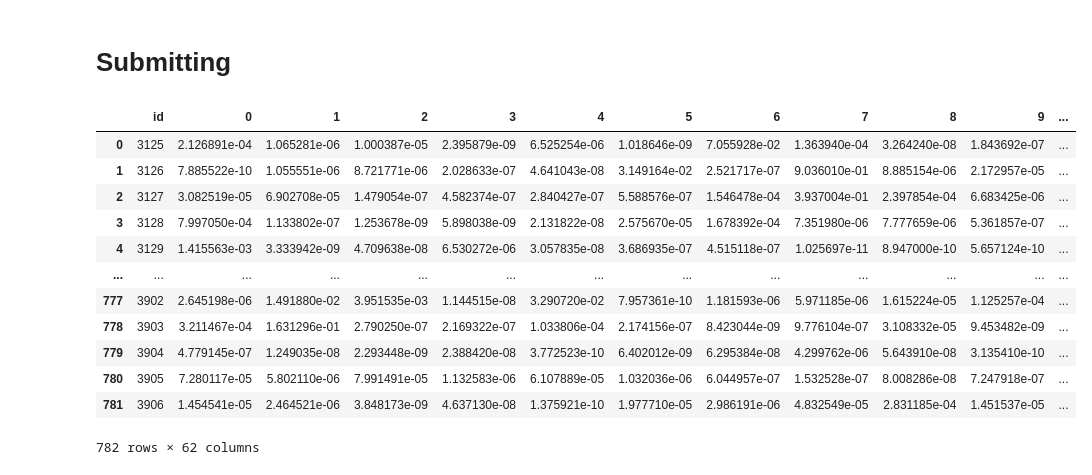
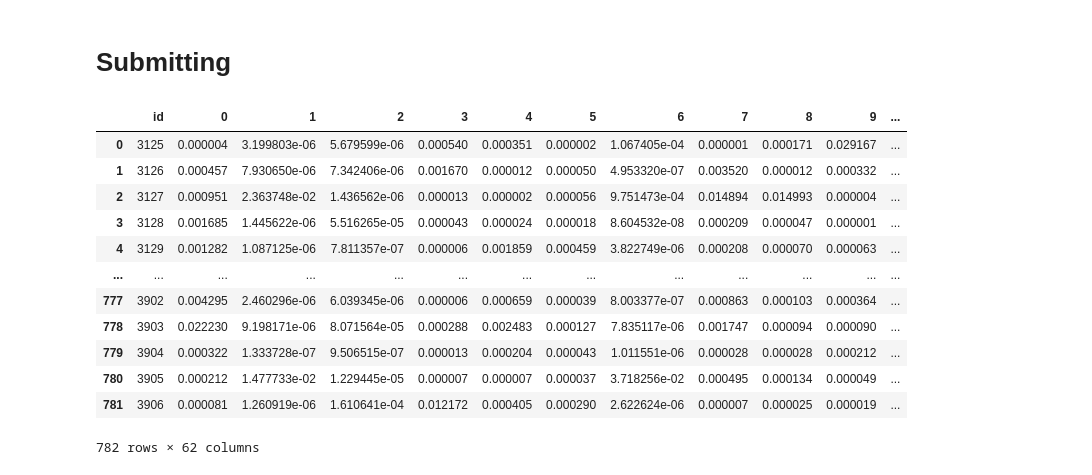
Before and after one commit to 136ha/Dacon-Monthly11-20210221, a Jupyter notebook: transformer-baseline.ipynb, the cells around one changed output. Saved outputs shown, nothing was run; the diff lists cells and outputs as text; code cells hidden in the pictures.

```diff
--- a/transformer-baseline.ipynb
+++ b/transformer-baseline.ipynb
@@ -50,4 +86,4 @@ test['acc_t']  = test.apply(lambda x : (x['acc_x']**2 + x['acc_y'] **2 +  x['acc
 # %%
-x = np.array(train.iloc[:,2:]).reshape(-1, 600, 7)
-y = np.array(train_label['label'])
-test = np.array(test.iloc[:,2:]).reshape(-1, 600, 7)
+x = np.array(train.iloc[:,2:]).reshape(-1, 600, 16)
+y = tf.keras.utils.to_categorical(train_label['label'])
+test = np.array(test.iloc[:,2:]).reshape(-1, 600, 16)
@@ -295,9 +288,9 @@ def create_transformer_model(num_columns, num_labels, num_layers, d_model, num_h
 # %%
 batch_size = 64
 num_layers = 1
-d_model = 256
+d_model = 128
 num_heads = 1
-dff = 2048
+dff = 128
 window_size = 600
 dropout_rate = 0.15
 weight_decay = 0
@@ -316,23 +303,0 @@ y_val = tf.keras.utils.to_categorical(y_val)
-# %%
-start_time_fold = time()
-
-ckp_path = 'JSTransformer.hdf5'
-model = create_transformer_model(x.shape[2], 61, num_layers, d_model, num_heads, dff, window_size, dropout_rate, weight_decay, label_smoothing, learning_rate)
-model.summary()
-
-rlr = ReduceLROnPlateau(monitor = 'val_loss', factor = 0.1, patience = 3, verbose = verbose, min_delta = 1e-4, mode = 'min')
-ckp = ModelCheckpoint(ckp_path, monitor = 'val_loss', verbose = 0, save_best_only = True, save_weights_only = True, mode = 'min')
-es = EarlyStopping(monitor = 'val_loss', min_delta = 1e-4, patience = 5, mode = 'min', baseline = None, restore_best_weights = True, verbose = 0)
-
-history = model.fit(X_train, y_train,
-                    validation_data = (X_val, y_val),
-                    batch_size = batch_size,
-                    epochs = 1000,
-                    callbacks = [rlr, ckp, es],
-                    verbose = verbose)
-
-hist = pd.DataFrame(history.history)
-print(f'[{str(datetime.timedelta(seconds = time() - start_time_fold))[0:7]}] ROC loss:\t', hist['val_loss'].min())
-
-del model
-rubbish = gc.collect()
@@ -359,3 +303,0 @@ Epoch 51/1000
-# %%
-model = create_transformer_model(x.shape[2], 61, num_layers, d_model, num_heads, dff, window_size, dropout_rate, weight_decay, label_smoothing, learning_rate)
-model.load_weights(ckp_path)
@@ -366,21 +374,21 @@ test_pred = model.predict(test)
 # %%
 sample_submssion = pd.read_csv(path + 'sample_submission.csv')
-sample_submssion.iloc[:,1:] = test_pred
+sample_submssion.iloc[:,1:] = transformer_test
 sample_submssion.to_csv("transformer.csv", index = False)
 sample_submssion
 # %% [output]
 |  | id | 0 | 1 | 2 | 3 | 4 | 5 | 6 | 7 | 8 | 9 | ... |
-| 0 | 3125 | 2.126891e-04 | 1.065281e-06 | 1.000387e-05 | 2.395879e-09 | 6.525254e-06 | 1.018646e-09 | 7.055928e-02 | 1.363940e-04 | 3.264240e-08 | 1.843692e-07 | ... |
-| 1 | 3126 | 7.885522e-10 | 1.055551e-06 | 8.721771e-06 | 2.028633e-07 | 4.641043e-08 | 3.149164e-02 | 2.521717e-07 | 9.036010e-01 | 8.885154e-06 | 2.172957e-05 | ... |
-| 2 | 3127 | 3.082519e-05 | 6.902708e-05 | 1.479054e-07 | 4.582374e-07 | 2.840427e-07 | 5.588576e-07 | 1.546478e-04 | 3.937004e-01 | 2.397854e-04 | 6.683425e-06 | ... |
-| 3 | 3128 | 7.997050e-04 | 1.133802e-07 | 1.253678e-09 | 5.898038e-09 | 2.131822e-08 | 2.575670e-05 | 1.678392e-04 | 7.351980e-06 | 7.777659e-06 | 5.361857e-07 | ... |
-| 4 | 3129 | 1.415563e-03 | 3.333942e-09 | 4.709638e-08 | 6.530272e-06 | 3.057835e-08 | 3.686935e-07 | 4.515118e-07 | 1.025697e-11 | 8.947000e-10 | 5.657124e-10 | ... |
+| 0 | 3125 | 0.000004 | 3.199803e-06 | 5.679599e-06 | 0.000540 | 0.000351 | 0.000002 | 1.067405e-04 | 0.000001 | 0.000171 | 0.029167 | ... |
+| 1 | 3126 | 0.000457 | 7.930650e-06 | 7.342406e-06 | 0.001670 | 0.000012 | 0.000050 | 4.953320e-07 | 0.003520 | 0.000012 | 0.000332 | ... |
+| 2 | 3127 | 0.000951 | 2.363748e-02 | 1.436562e-06 | 0.000013 | 0.000002 | 0.000056 | 9.751473e-04 | 0.014894 | 0.014993 | 0.000004 | ... |
+| 3 | 3128 | 0.001685 | 1.445622e-06 | 5.516265e-05 | 0.000043 | 0.000024 | 0.000018 | 8.604532e-08 | 0.000209 | 0.000047 | 0.000001 | ... |
+| 4 | 3129 | 0.001282 | 1.087125e-06 | 7.811357e-07 | 0.000006 | 0.001859 | 0.000459 | 3.822749e-06 | 0.000208 | 0.000070 | 0.000063 | ... |
 | ... | ... | ... | ... | ... | ... | ... | ... | ... | ... | ... | ... | ... |
-| 777 | 3902 | 2.645198e-06 | 1.491880e-02 | 3.951535e-03 | 1.144515e-08 | 3.290720e-02 | 7.957361e-10 | 1.181593e-06 | 5.971185e-06 | 1.615224e-05 | 1.125257e-04 | ... |
-| 778 | 3903 | 3.211467e-04 | 1.631296e-01 | 2.790250e-07 | 2.169322e-07 | 1.033806e-04 | 2.174156e-07 | 8.423044e-09 | 9.776104e-07 | 3.108332e-05 | 9.453482e-09 | ... |
-| 779 | 3904 | 4.779145e-07 | 1.249035e-08 | 2.293448e-09 | 2.388420e-08 | 3.772523e-10 | 6.402012e-09 | 6.295384e-08 | 4.299762e-06 | 5.643910e-08 | 3.135410e-10 | ... |
-| 780 | 3905 | 7.280117e-05 | 5.802110e-06 | 7.991491e-05 | 1.132583e-06 | 6.107889e-05 | 1.032036e-06 | 6.044957e-07 | 1.532528e-07 | 8.008286e-08 | 7.247918e-07 | ... |
-| 781 | 3906 | 1.454541e-05 | 2.464521e-06 | 3.848173e-09 | 4.637130e-08 | 1.375921e-10 | 1.977710e-05 | 2.986191e-06 | 4.832549e-05 | 2.831185e-04 | 1.451537e-05 | ... |
+| 777 | 3902 | 0.004295 | 2.460296e-06 | 6.039345e-06 | 0.000006 | 0.000659 | 0.000039 | 8.003377e-07 | 0.000863 | 0.000103 | 0.000364 | ... |
+| 778 | 3903 | 0.022230 | 9.198171e-06 | 8.071564e-05 | 0.000288 | 0.002483 | 0.000127 | 7.835117e-06 | 0.001747 | 0.000094 | 0.000090 | ... |
+| 779 | 3904 | 0.000322 | 1.333728e-07 | 9.506515e-07 | 0.000013 | 0.000204 | 0.000043 | 1.011551e-06 | 0.000028 | 0.000028 | 0.000212 | ... |
+| 780 | 3905 | 0.000212 | 1.477733e-02 | 1.229445e-05 | 0.000007 | 0.000007 | 0.000037 | 3.718256e-02 | 0.000495 | 0.000134 | 0.000049 | ... |
+| 781 | 3906 | 0.000081 | 1.260919e-06 | 1.610641e-04 | 0.012172 | 0.000405 | 0.000290 | 2.622624e-06 | 0.000007 | 0.000025 | 0.000019 | ... |
 782 rows × 62 columns
 # %%
 # https://www.kaggle.com/gogo827jz/jane-street-ffill-transformer-baseline
```
Also changed, not shown: parts of 14 cells of this notebook.
